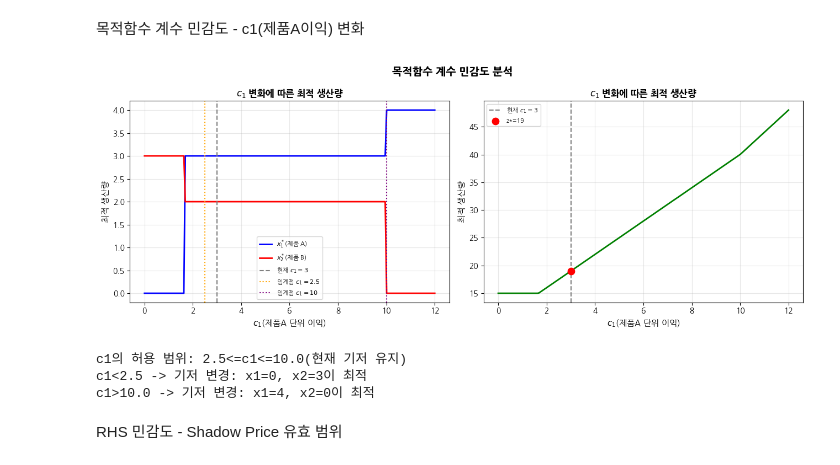
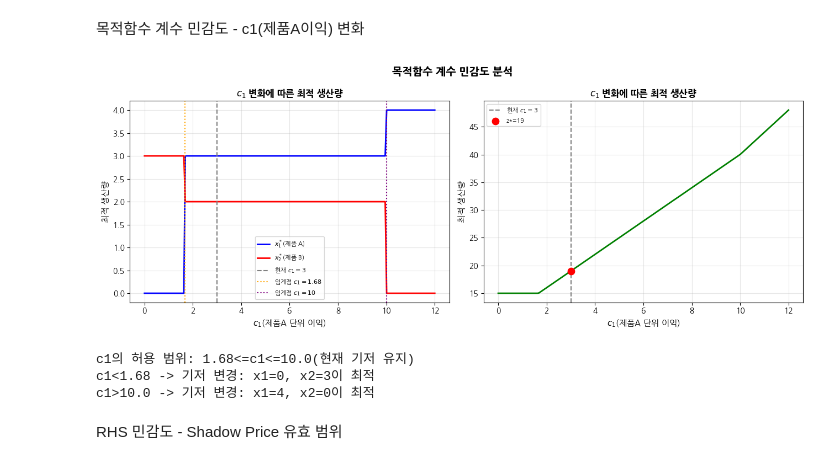
Before and after one commit to soomi-chloe/OR3_optimization, a Jupyter notebook: 04week.ipynb, the cells around one changed output. Cells and saved outputs as stored; diff of their text form; code cells hidden in the pictures.

```diff
--- a/04week.ipynb
+++ b/04week.ipynb
@@ -165,40 +165,42 @@ x1_vals, x2_vals, z_vals = [], [], []
 for c1v in c1_range:
     xv1, xv2, zv = solve_lp(c1v)
     x1_vals.append(xv1); x2_vals.append(xv2); z_vals.append(zv)
+    # if xv1 != 0:
+    #     print(c1v)
 
 
 fig, axes = plt.subplots(1, 2, figsize=(13,5))
 
 ax = axes[0]
 ax.plot(c1_range, x1_vals, 'b-', lw=2, label=r'$x_1^*$(제품 A)')
 ax.plot(c1_range, x2_vals, 'r-', lw=2, label=r'$x_2^*$(제품 B)')
 ax.axvline(3,color='gray', ls='--', label='현재 $c_1=3$')
-ax.axvline(2.5,color='orange', ls=':', lw=1.5, label='임계점 $c_1=2.5$')
+ax.axvline(1.68,color='orange', ls=':', lw=1.5, label='임계점 $c_1=1.68$')
 ax.axvline(10,color='purple', ls=':', lw=1.5, label='임계점 $c_1=10$')
 ax.set_xlabel(r'$c_1$(제품A 단위 이익)', fontsize=11)
 ax.set_ylabel('최적 생산량', fontsize=11)
 ax.set_title(r'$c_1$ 변화에 따른 최적 생산량', fontsize=12, fontweight='bold')
 ax.legend(fontsize=8); ax.grid(True, alpha=0.3)
 
 ax = axes[1]
 ax.plot(c1_range, z_vals, 'g-', lw=2)
 ax.axvline(3, color='gray', ls='--', label='현재 $c_1=3$')
 ax.scatter([3],[19],color='red', s=80, zorder=5, label='z*=19')
 ax.set_xlabel(r'$c_1$(제품A 단위 이익)', fontsize=11)
 ax.set_ylabel('최적 생산량', fontsize=11)
 ax.set_title(r'$c_1$ 변화에 따른 최적 생산량', fontsize=12, fontweight='bold')
 ax.legend(fontsize=8); ax.grid(True, alpha=0.3)
 
 plt.suptitle('목적함수 계수 민감도 분석', fontsize=14, fontweight='bold')
 plt.tight_layout(); plt.show()
 
-print('c1의 허용 범위: 2.5<=c1<=10.0(현재 기저 유지)')
-print('c1<2.5 -> 기저 변경: x1=0, x2=3이 최적')
+print('c1의 허용 범위: 1.68<=c1<=10.0(현재 기저 유지)')
+print('c1<1.68 -> 기저 변경: x1=0, x2=3이 최적')
 print('c1>10.0 -> 기저 변경: x1=4, x2=0이 최적')
 # %% [output]
-[figure, old version]
+[figure, new version]
-c1의 허용 범위: 2.5<=c1<=10.0(현재 기저 유지)
-c1<2.5 -> 기저 변경: x1=0, x2=3이 최적
+c1의 허용 범위: 1.68<=c1<=10.0(현재 기저 유지)
+c1<1.68 -> 기저 변경: x1=0, x2=3이 최적
 c1>10.0 -> 기저 변경: x1=4, x2=0이 최적
 # %% [markdown]
 RHS 민감도 - Shadow Price 유효 범위
```
Also changed, not shown: parts of 1 cell of this notebook.
